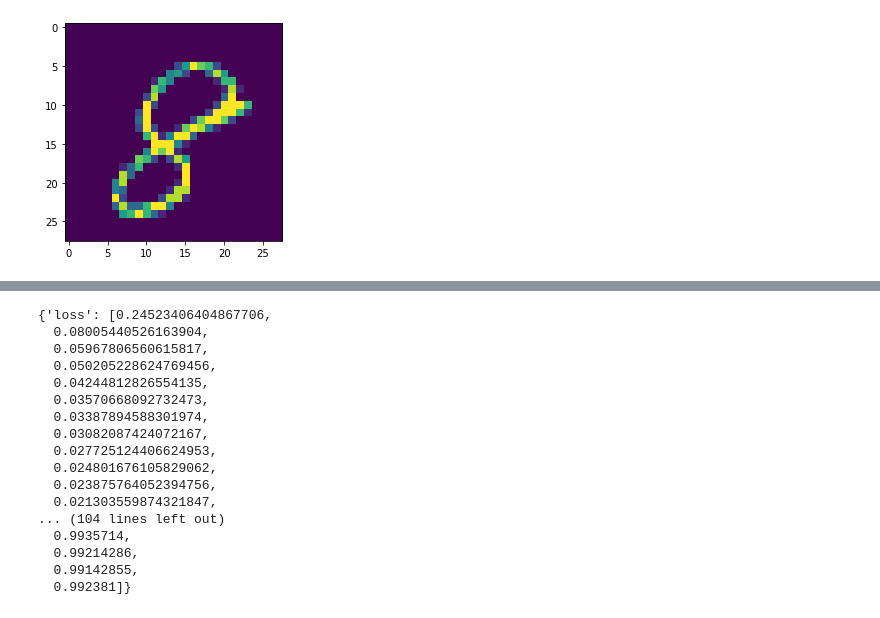
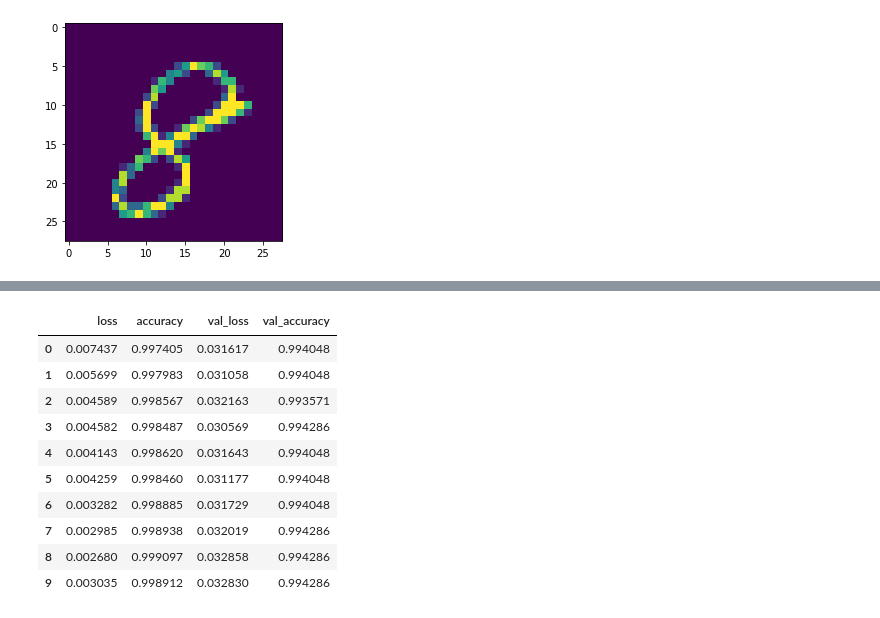
Before and after one commit to iclearn/kaggle, a Jupyter notebook: notebooks/DigitRecognizer.ipynb, the cells around one changed output, grey strips where cells are left out. Cells and saved outputs as stored; diff of their text form; code cells hidden in the pictures.

```diff
--- a/notebooks/DigitRecognizer.ipynb
+++ b/notebooks/DigitRecognizer.ipynb
@@ -139,23 +189,17 @@ model.evaluate(x=x_val, y=y_val)
-# %%
-history.history
-# %% [output]
-{'loss': [0.24523406404867706,
-  0.08005440526163904,
-  0.05967806560615817,
-  0.050205228624769456,
-  0.04244812826554135,
-  0.03570668092732473,
-  0.03387894588301974,
-  0.03082087424072167,
-  0.027725124406624953,
-  0.024801676105829062,
-  0.023875764052394756,
-  0.021303559874321847,
-... (104 lines left out)
-  0.9935714,
-  0.99214286,
-  0.99142855,
-  0.992381]}
+# %%
+pd.DataFrame(history.history)
+# %% [output]
+|  | loss | accuracy | val_loss | val_accuracy |
+| 0 | 0.007437 | 0.997405 | 0.031617 | 0.994048 |
+| 1 | 0.005699 | 0.997983 | 0.031058 | 0.994048 |
+| 2 | 0.004589 | 0.998567 | 0.032163 | 0.993571 |
+| 3 | 0.004582 | 0.998487 | 0.030569 | 0.994286 |
+| 4 | 0.004143 | 0.998620 | 0.031643 | 0.994048 |
+| 5 | 0.004259 | 0.998460 | 0.031177 | 0.994048 |
+| 6 | 0.003282 | 0.998885 | 0.031729 | 0.994048 |
+| 7 | 0.002985 | 0.998938 | 0.032019 | 0.994286 |
+| 8 | 0.002680 | 0.999097 | 0.032858 | 0.994286 |
+| 9 | 0.003035 | 0.998912 | 0.032830 | 0.994286 |
 # %%
 # loss and accuracy plots
 fig, ax = plt.subplots(2, 1)
```
Also changed, not shown: parts of 18 cells of this notebook.
